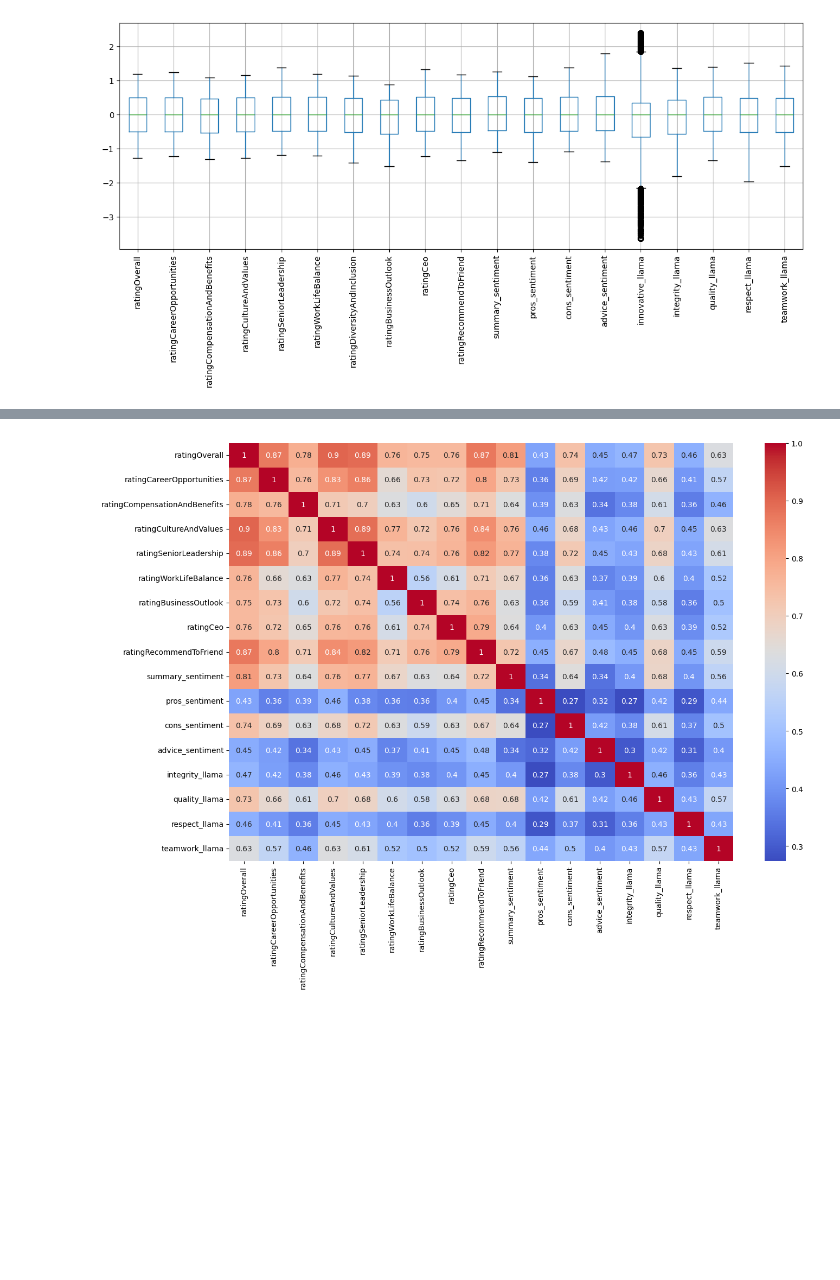
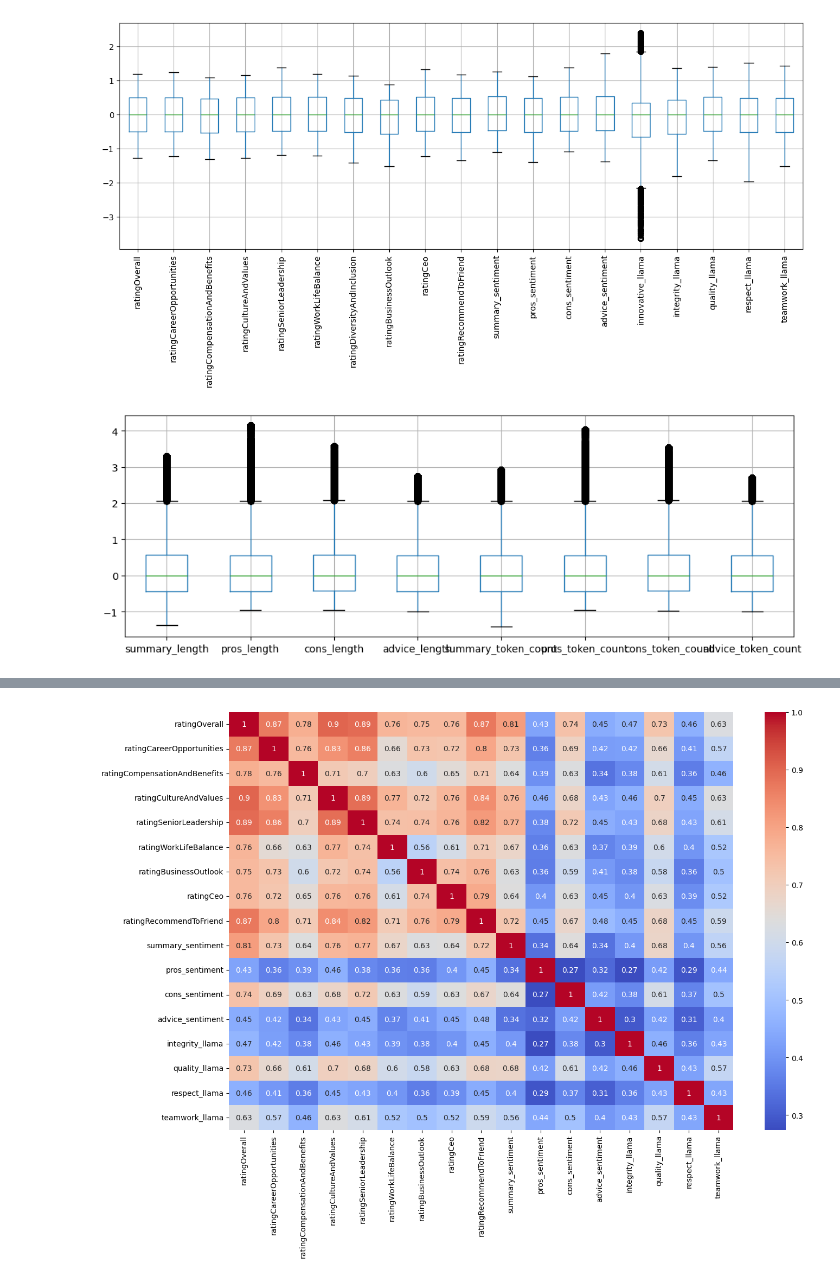
Before and after one commit to alvinku0/4359, a Jupyter notebook: alpha_generation/alpha_tuning.ipynb, the cells around one changed output, grey strips where cells are left out. Cells and saved outputs as stored; diff of their text form; code cells hidden in the pictures; blank space fills up the shorter version.

```diff
--- a/alpha_generation/alpha_tuning.ipynb
+++ b/alpha_generation/alpha_tuning.ipynb
@@ -120,3 +121,18 @@ plt.xticks(rotation=90)
 plt.show()
 # %% [output]
 [figure]
+# %%
+cols_to_scale = ['summary_length', 'pros_length', 'cons_length', 'advice_length', 'summary_token_count', 'pros_token_count', 'cons_token_count', 'advice_token_count']
+scaler = RobustScaler()
+
+lower_bound = df[cols_to_scale].quantile(0.01)
+upper_bound = df[cols_to_scale].quantile(0.99)
+df[cols_to_scale] = df[cols_to_scale].clip(lower=lower_bound, upper=upper_bound, axis=1)
+
+df[cols_to_scale] = scaler.fit_transform(df[cols_to_scale])
+
+df[cols_to_scale].boxplot(figsize = (12,4))
+plt.xticks(rotation=0)
+plt.show()
+# %% [output]
+[figure, added]
```
Also changed, not shown: parts of 10 cells of this notebook, 4 other files.
